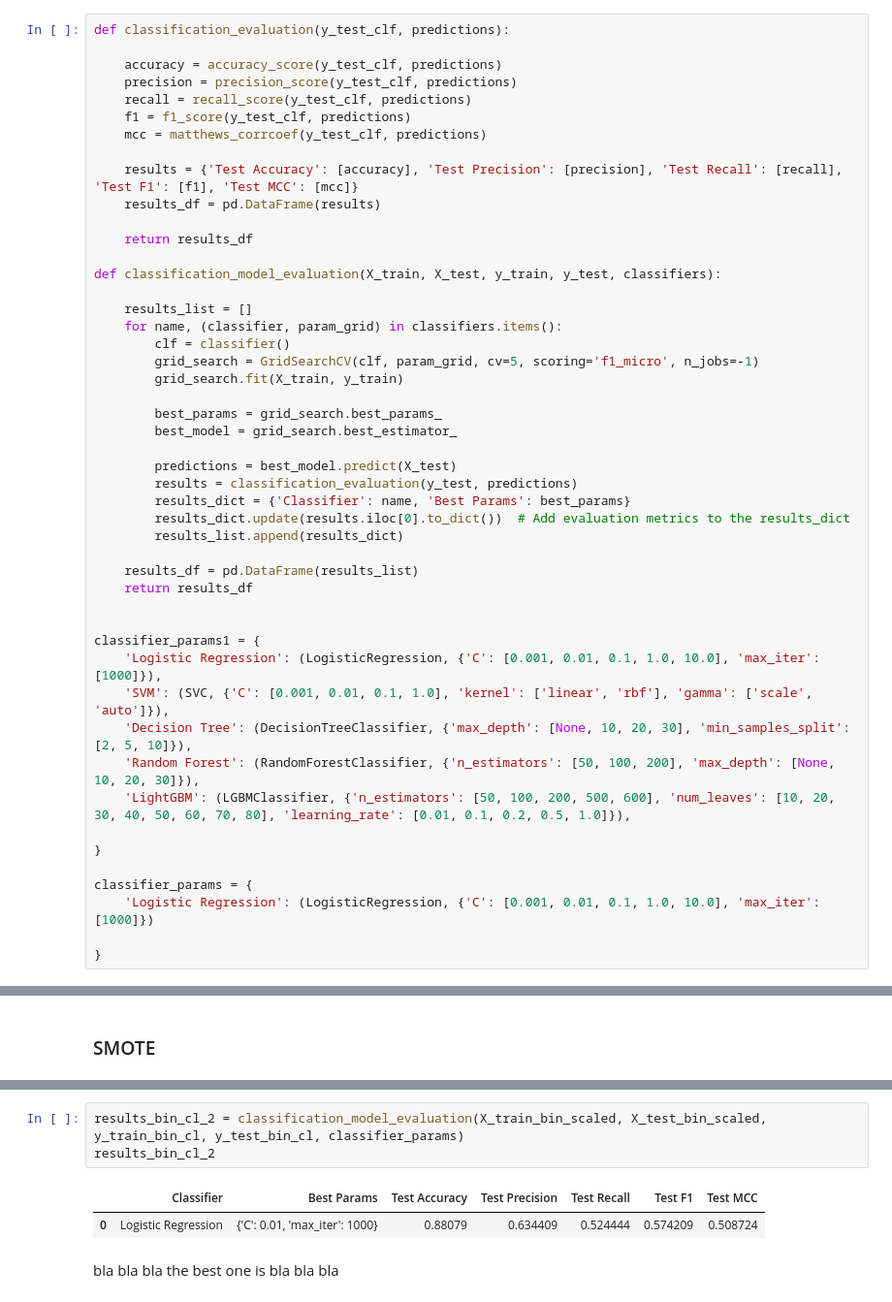
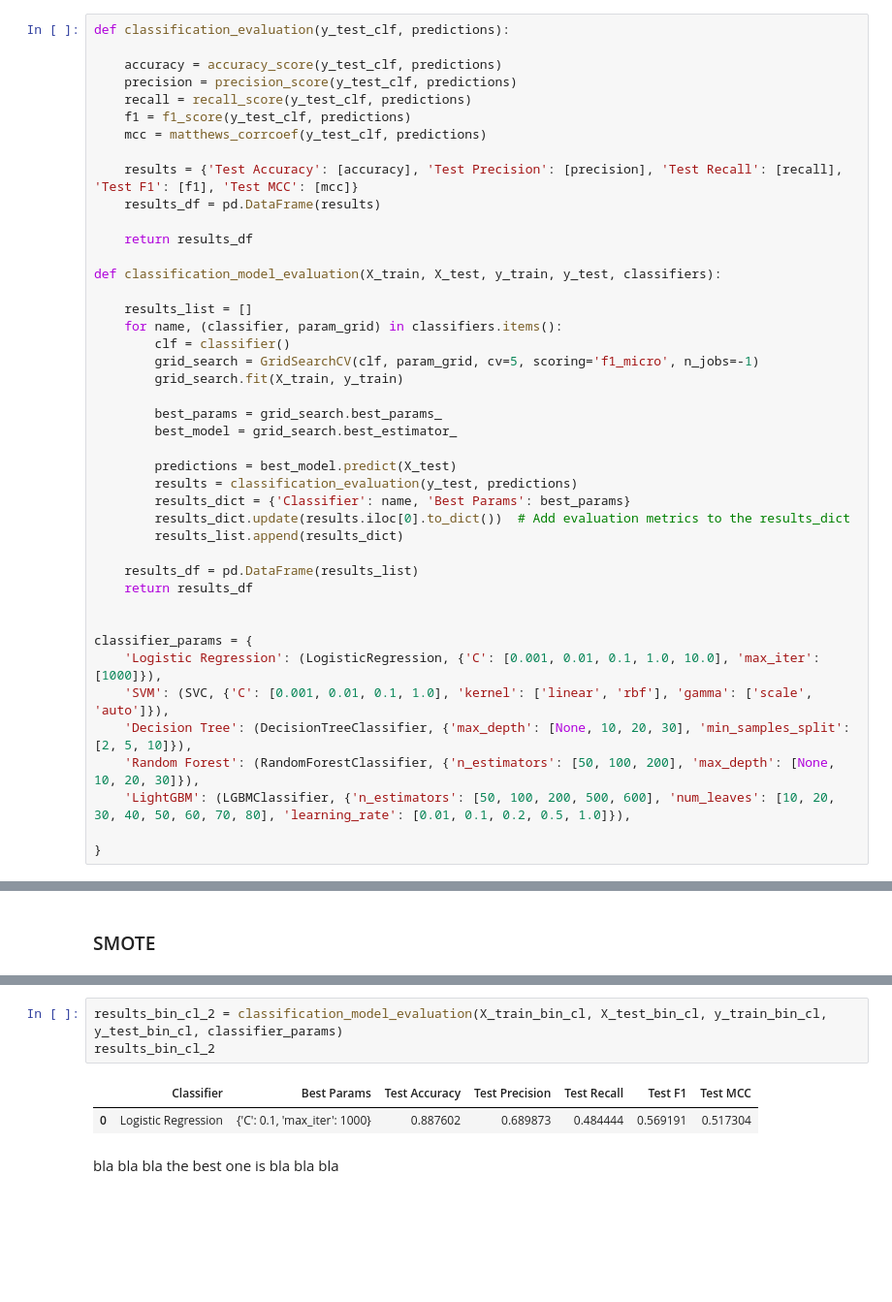
Before and after one commit to a59490/G23_ML_HA3, a Jupyter notebook: HA3G23.ipynb, the cells around one changed output, grey strips where cells are left out. Shown at 97% size. Saved outputs shown, nothing was run; the diff lists cells and outputs as text; blank space fills up the shorter version.

```diff
--- a/HA3G23.ipynb
+++ b/HA3G23.ipynb
@@ -240,7 +252,7 @@ def classification_model_evaluation(X_train, X_test, y_train, y_test, classifier
     return results_df
 
 
-classifier_params1 = {
+classifier_params = {
     'Logistic Regression': (LogisticRegression, {'C': [0.001, 0.01, 0.1, 1.0, 10.0], 'max_iter': [1000]}),
     'SVM': (SVC, {'C': [0.001, 0.01, 0.1, 1.0], 'kernel': ['linear', 'rbf'], 'gamma': ['scale', 'auto']}),
     'Decision Tree': (DecisionTreeClassifier, {'max_depth': [None, 10, 20, 30], 'min_samples_split': [2, 5, 10]}),
@@ -248,11 +260,6 @@ classifier_params1 = {
     'LightGBM': (LGBMClassifier, {'n_estimators': [50, 100, 200, 500, 600], 'num_leaves': [10, 20, 30, 40, 50, 60, 70, 80], 'learning_rate': [0.01, 0.1, 0.2, 0.5, 1.0]}),
 
 }
-
-classifier_params = {
-    'Logistic Regression': (LogisticRegression, {'C': [0.001, 0.01, 0.1, 1.0, 10.0], 'max_iter': [1000]})
-
-}
 # %%
 def runner(scaler, model, X_train, y_train, X_test):
     scaler.fit(X_train)
@@ -377,9 +354,9 @@ results_bin_cl
 # %%
-results_bin_cl_2 = classification_model_evaluation(X_train_bin_scaled, X_test_bin_scaled, y_train_bin_cl, y_test_bin_cl, classifier_params)
+results_bin_cl_2 = classification_model_evaluation(X_train_bin_cl, X_test_bin_cl, y_train_bin_cl, y_test_bin_cl, classifier_params)
 results_bin_cl_2
 # %% [output]
 |  | Classifier | Best Params | Test Accuracy | Test Precision | Test Recall | Test F1 | Test MCC |
-| 0 | Logistic Regression | {'C': 0.01, 'max_iter': 1000} | 0.88079 | 0.634409 | 0.524444 | 0.574209 | 0.508724 |
+| 0 | Logistic Regression | {'C': 0.1, 'max_iter': 1000} | 0.887602 | 0.689873 | 0.484444 | 0.569191 | 0.517304 |
 # %% [markdown]
 bla bla bla the best one is bla bla bla
 # %% [markdown]
```
Also changed, not shown: parts of 10 cells of this notebook, 1 other file.
